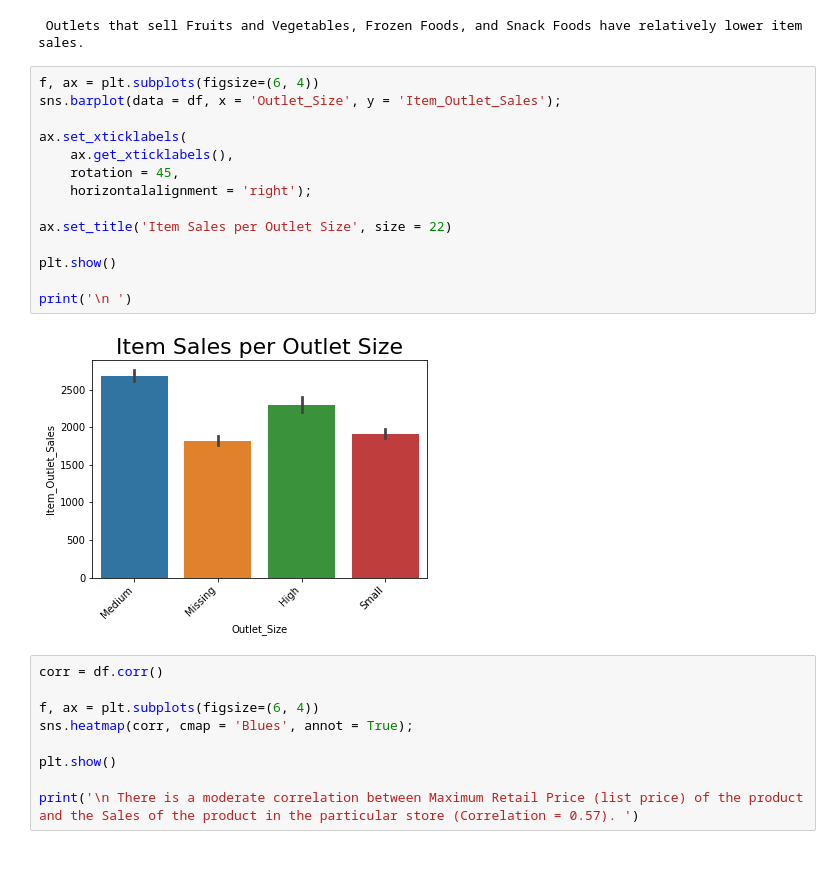
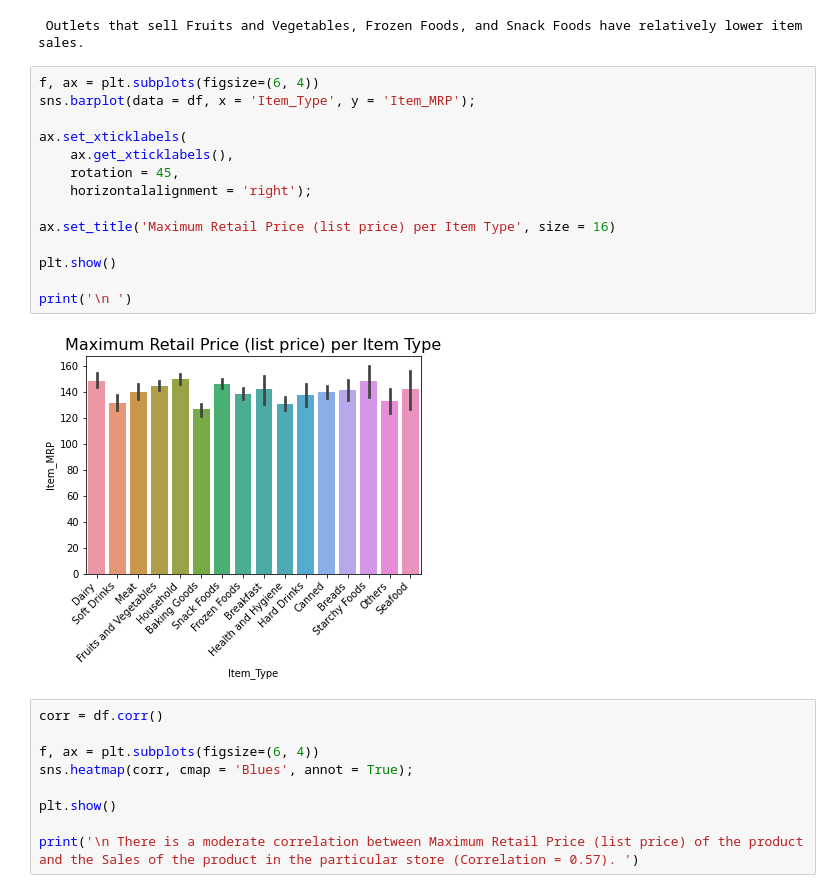
Before and after one commit to craiggossen/Projects, a Jupyter notebook: food_sales_predictions.ipynb, the cells around one changed output. Drawn from its saved outputs; the diff is of its cells as text; blank space fills up the shorter version.

```diff
--- a/food_sales_predictions.ipynb
+++ b/food_sales_predictions.ipynb
@@ -300,20 +300,20 @@ print('\n Outlets that sell Fruits and Vegetables, Frozen Foods, and Snack Foods
  Outlets that sell Fruits and Vegetables, Frozen Foods, and Snack Foods have relatively lower item sales.
 # %%
 f, ax = plt.subplots(figsize=(6, 4))
-sns.barplot(data = df, x = 'Outlet_Size', y = 'Item_Outlet_Sales');
+sns.barplot(data = df, x = 'Item_Type', y = 'Item_MRP');
 
 ax.set_xticklabels(
     ax.get_xticklabels(),
     rotation = 45,
     horizontalalignment = 'right');
 
-ax.set_title('Item Sales per Outlet Size', size = 22)
+ax.set_title('Maximum Retail Price (list price) per Item Type', size = 16)
 
 plt.show()
 
 print('\n ')
 # %% [output]
-[figure, old version]
+[figure, new version]
 # %%
 corr = df.corr()
 
```
